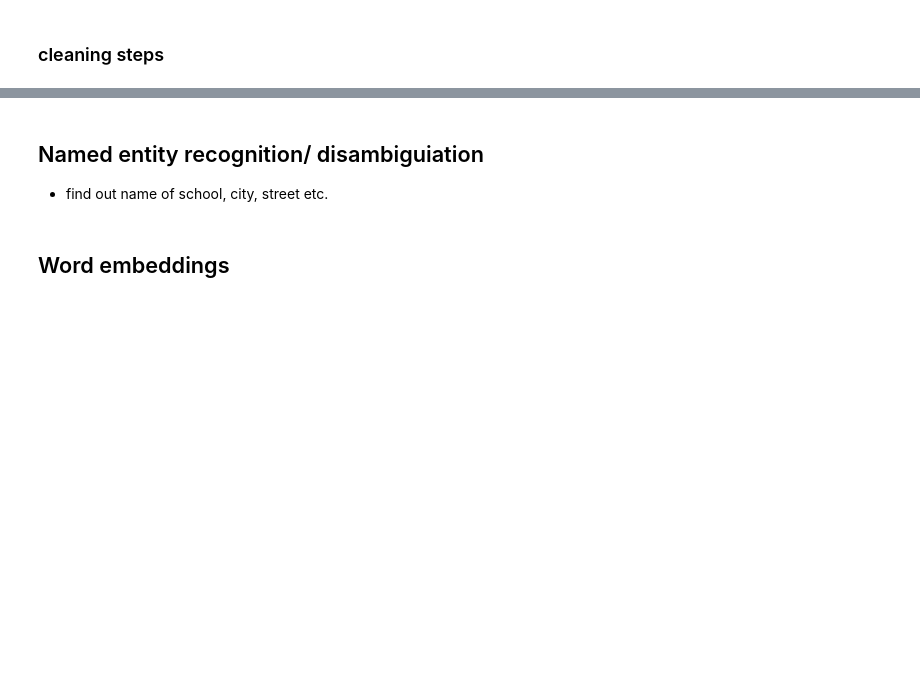
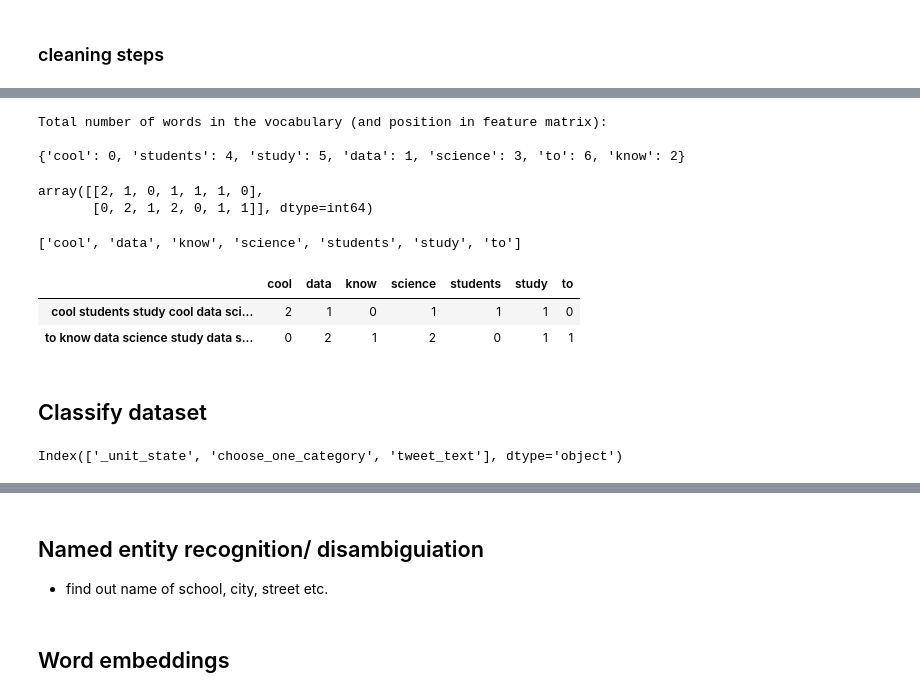
Before and after one commit to pierrelouismissler/AsTeR, a Jupyter notebook: research_NLP/NLP_research_and_dev.ipynb, the cells around one changed output, grey strips where cells are left out. Drawn from its saved outputs; the diff is of its cells as text; code cells hidden in the pictures; blank space fills up the shorter version.

```diff
--- a/research_NLP/NLP_research_and_dev.ipynb
+++ b/research_NLP/NLP_research_and_dev.ipynb
@@ -176,0 +285,54 @@ reduced.tweet_text = reduced.tweet_text.str.split()
+# %%
+## Example code BoW
+
+from sklearn.feature_extraction.text import CountVectorizer
+
+sent1 = "cool students study cool data science"
+sent2 = "to know data science study data science"
+
+vect = CountVectorizer() #instantiate
+
+sents = np.array([sent1,sent2])
+
+vect.fit(sents);
+# %%
+print('Total number of words in the vocabulary (and position in feature matrix):\n')
+print(vect.vocabulary_)
+
+# vocabulary for the BoW model is stored in a dictionary
+# %% [output]
+Total number of words in the vocabulary (and position in feature matrix):
+
+{'cool': 0, 'students': 4, 'study': 5, 'data': 1, 'science': 3, 'to': 6, 'know': 2}
+# %%
+# Transform to get feature vectors
+
+bag = vect.transform(sents)
+
+bag.toarray()
+
+# the rows corresponds to the sentences
+# %% [output]
+array([[2, 1, 0, 1, 1, 1, 0],
+       [0, 2, 1, 2, 0, 1, 1]], dtype=int64)
+# %%
+vect.get_feature_names() # stored in the right places
+# %% [output]
+['cool', 'data', 'know', 'science', 'students', 'study', 'to']
+# %%
+# Put it in a DataFrame for interpretability
+
+pd.DataFrame(bag.toarray(), columns=vect.get_feature_names(), index=[sent1,sent2])
+
+# the number in the DataFrame is called Raw Term frequency raw term frequencies:
+# tf (t,d)—the number of times a term t occurs in a document d.
+# %% [output]
+|  | cool | data | know | science | students | study | to |
+| cool students study cool data sci... | 2 | 1 | 0 | 1 | 1 | 1 | 0 |
+| to know data science study data s... | 0 | 2 | 1 | 2 | 0 | 1 | 1 |
+# %% [markdown]
+## Classify dataset
+# %%
+file.columns
+# %% [output]
+Index(['_unit_state', 'choose_one_category', 'tweet_text'], dtype='object')
```
Also changed, not shown: parts of 48 cells of this notebook, 12 other files.
